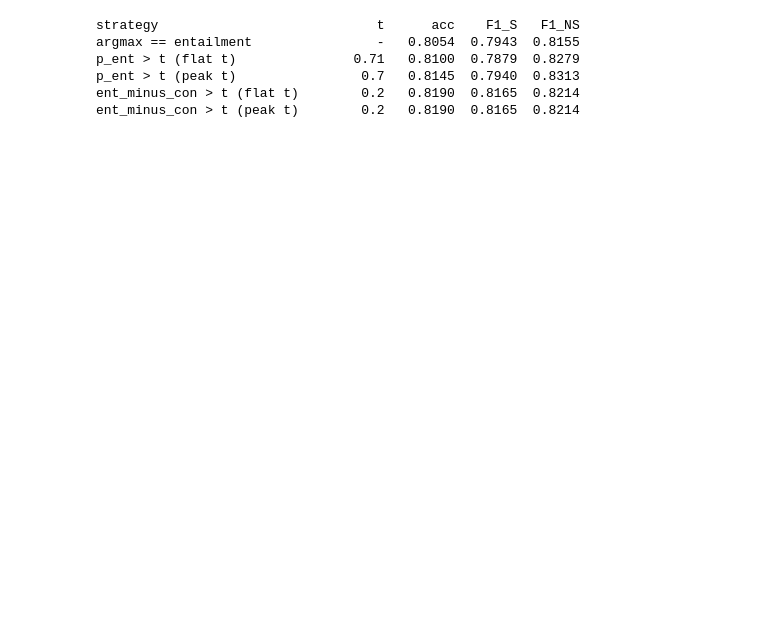
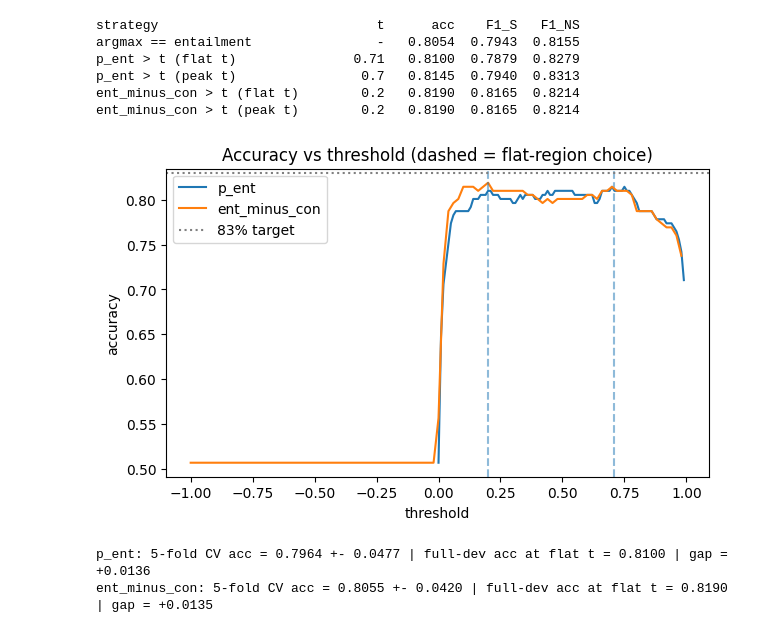
Before and after one commit to Savithmee/Deep-Learning-CW-, a Jupyter notebook: EntailmentModelling.ipynb, the cells around one changed output. Drawn from its saved outputs; the diff is of its cells as text; code cells hidden in the pictures; blank space fills up the shorter version.

Commit message:
Add threshold curve and cross-validation

```diff
--- a/EntailmentModelling.ipynb
+++ b/EntailmentModelling.ipynb
@@ -461,3 +461,31 @@ p_ent > t (flat t)               0.71   0.8100  0.7879  0.8279
 p_ent > t (peak t)                0.7   0.8145  0.7940  0.8313
 ent_minus_con > t (flat t)        0.2   0.8190  0.8165  0.8214
 ent_minus_con > t (peak t)        0.2   0.8190  0.8165  0.8214
+# %%
+plt.figure(figsize=(7, 4))
+for st, r in E1.items():
+    plt.plot(r["grid"], r["accs"], label=st)
+    plt.axvline(r["flat_t"], ls="--", alpha=.5)
+plt.axhline(0.83, color="gray", ls=":", label="83% target")
+plt.xlabel("threshold"); plt.ylabel("accuracy"); plt.legend(); plt.title("Accuracy vs threshold (dashed = flat-region choice)")
+plt.show()
+
+def cv_gap(strategy, cache, agg="max", min_ov=0.0, folds=5, seed=0):
+    s = scores(cache, strategy, agg, min_ov)
+    rng = np.random.RandomState(seed); perm = rng.permutation(len(s)); parts = np.array_split(perm, folds)
+    grid = grid_for(strategy); accs_cv = []
+    for i in range(folds):
+        te = parts[i]; tr = np.concatenate([parts[j] for j in range(folds) if j != i])
+        a_tr = np.array([((s[tr] > t) == gold[tr]).mean() for t in grid])
+        k = 5; sm = np.convolve(a_tr, np.ones(2 * k + 1) / (2 * k + 1), mode="same")
+        t_best = grid[k:-k][sm[k:-k].argmax()]
+        accs_cv.append(((s[te] > t_best) == gold[te]).mean())
+    return np.mean(accs_cv), np.std(accs_cv)
+
+for st in ["p_ent", "ent_minus_con"]:
+    m, sd = cv_gap(st, C)
+    print(f"{st}: 5-fold CV acc = {m:.4f} +- {sd:.4f} | full-dev acc at flat t = {E1[st]['flat_acc']:.4f} | gap = {E1[st]['flat_acc'] - m:+.4f}")
+# %% [output]
+[figure, added]
+p_ent: 5-fold CV acc = 0.7964 +- 0.0477 | full-dev acc at flat t = 0.8100 | gap = +0.0136
+ent_minus_con: 5-fold CV acc = 0.8055 +- 0.0420 | full-dev acc at flat t = 0.8190 | gap = +0.0135
```
Also changed, not shown: parts of 1 cell of this notebook.
